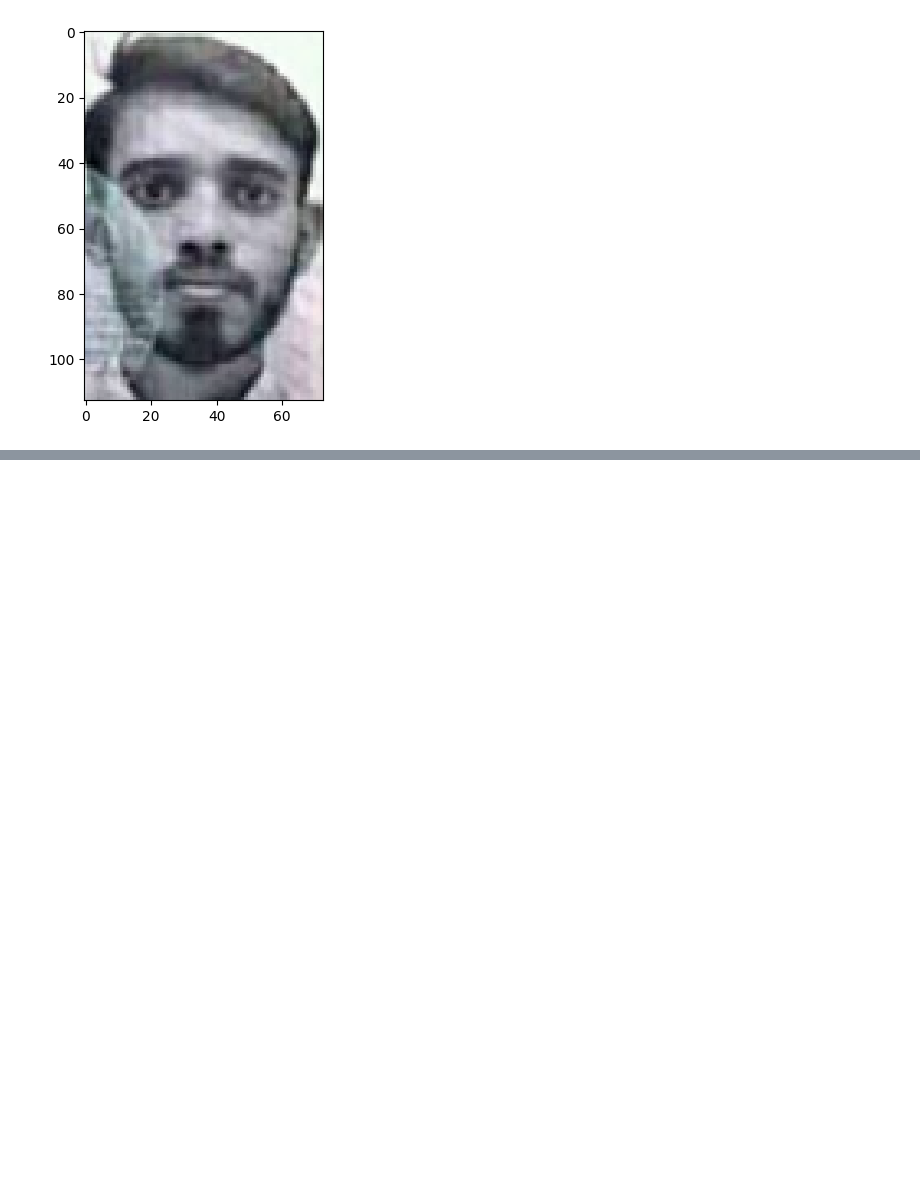
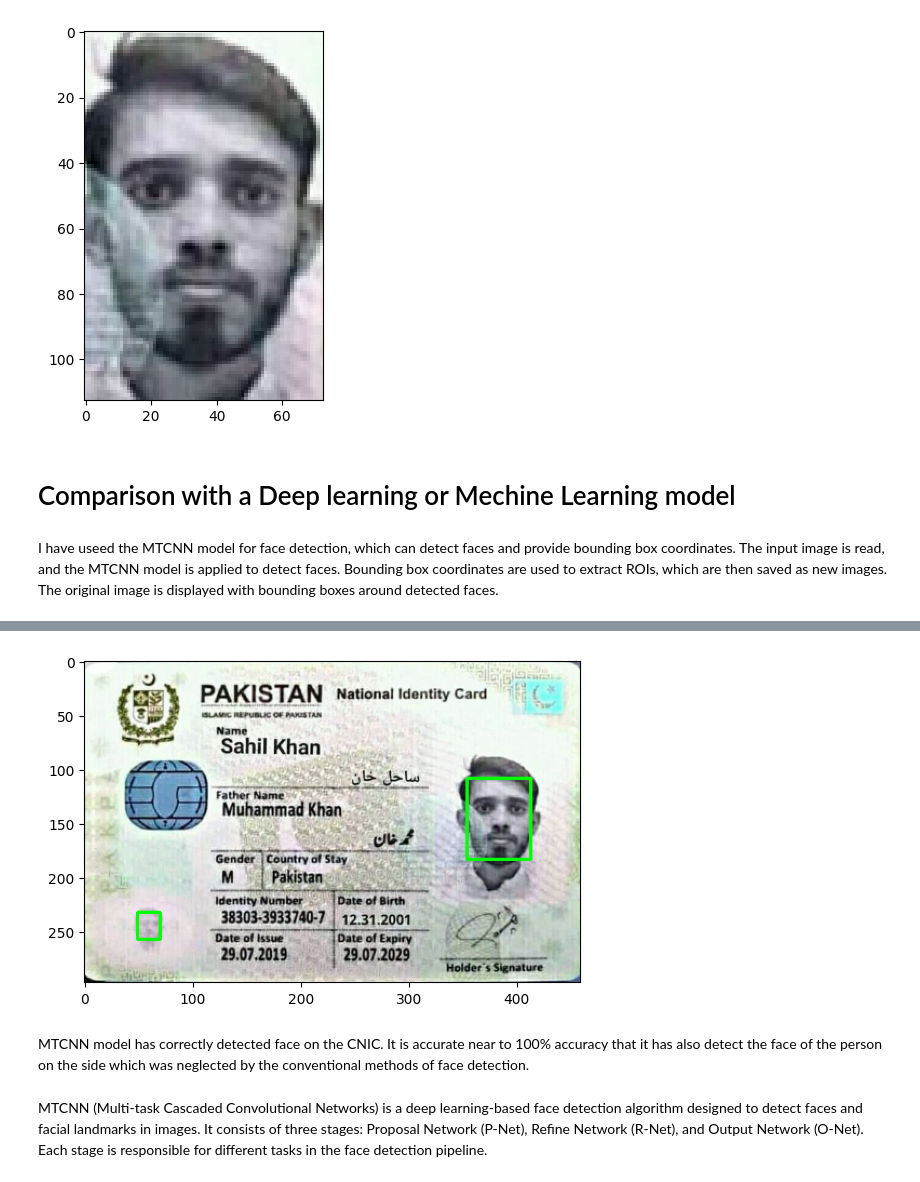
Before and after one commit to Muhammad-Mujtaba-FAST/DIP-Project, a Jupyter notebook: Main.ipynb, the cells around one changed output, grey strips where cells are left out. Drawn from its saved outputs; the diff is of its cells as text; code cells hidden in the pictures; blank space fills up the shorter version.

```diff
--- a/Main.ipynb
+++ b/Main.ipynb
@@ -239,3 +257,48 @@ image_path = 'r1.png'
 detect_and_extract_person_hog(image_path)
 # %% [output]
 [figure]
+# %% [markdown]
+# Comparison with a Deep learning or Mechine Learning model
+# %% [markdown]
+I have useed the MTCNN model for face detection, which can detect faces and provide bounding box coordinates.
+The input image is read, and the MTCNN model is applied to detect faces.
+Bounding box coordinates are used to extract ROIs, which are then saved as new images.
+The original image is displayed with bounding boxes around detected faces.
+# %%
+import cv2
+from mtcnn import MTCNN
+import matplotlib.pyplot as plt
+
+def detect_and_extract_person_cnn(image_path):
+    # Load the MTCNN model
+    detector = MTCNN()
+
+    # Read the input image
+    image = cv2.imread(image_path)
+    rgb_image = cv2.cvtColor(image, cv2.COLOR_BGR2RGB)
+
+    # Detect faces using MTCNN
+    faces = detector.detect_faces(rgb_image)
+
+    # Extract and save the bounded rectangle image
+    for i, face_info in enumerate(faces):
+        x, y, w, h = face_info['box']
+
+        # Extract the region of interest (ROI)
+        roi = image[y:y+h, x:x+w]
+
+        # Save the ROI as a new image
+        cv2.imwrite(f'person_cnn_{i+1}.png', roi)
+        plt.imshow(roi)
+
+        # Draw rectangles around the detected faces on the original image
+        cv2.rectangle(image, (x, y), (x + w, y + h), (0, 255, 0), 2)
+
+    # Display the result with bounding boxes
+    plt.imshow(image)
+    plt.show()
+
+# Example usage
+image_path = 'r1.png'
+detect_and_extract_person_cnn(image_path)
+# %% [output]
@@ -241,0 +321,5 @@ detect_and_extract_person_hog(image_path)
+[figure, added]
+# %% [markdown]
+MTCNN model has correctly detected face on the CNIC. It is accurate near to 100% accuracy that it has also detect the face of the person on the side which was neglected by the conventional methods of face detection.
+# %% [markdown]
+MTCNN (Multi-task Cascaded Convolutional Networks) is a deep learning-based face detection algorithm designed to detect faces and facial landmarks in images. It consists of three stages: Proposal Network (P-Net), Refine Network (R-Net), and Output Network (O-Net). Each stage is responsible for different tasks in the face detection pipeline.
```
Also changed, not shown: parts of 4 cells of this notebook, 9 other files.
